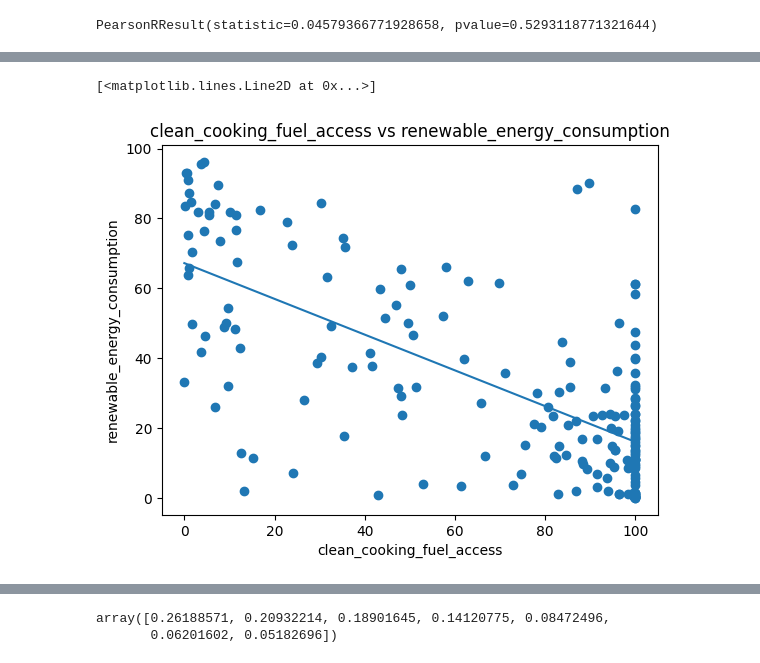
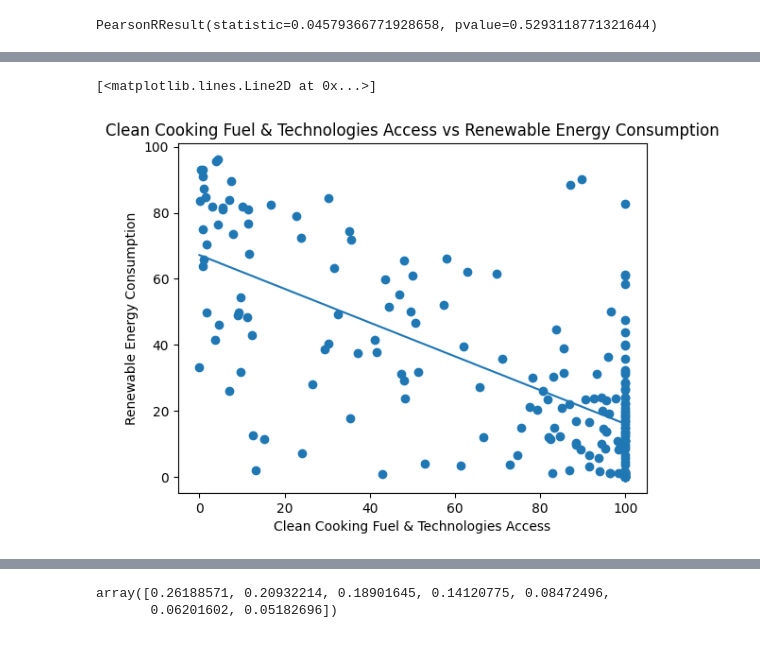
Before and after one commit to luanakimley/low-carbon-development-composite-index, a Jupyter notebook: multivariate_analysis.ipynb, the cells around one changed output, grey strips where cells are left out. Saved outputs shown, nothing was run; the diff lists cells and outputs as text; code cells hidden in the pictures.

```diff
--- a/multivariate_analysis.ipynb
+++ b/multivariate_analysis.ipynb
@@ -450,12 +464,12 @@ PearsonRResult(statistic=0.11044198699327318, pvalue=0.12826587759540758)
 # %%
-plt.title("clean_cooking_fuel_access vs renewable_energy_consumption")
-plt.xlabel("clean_cooking_fuel_access")
-plt.ylabel("renewable_energy_consumption")
+plt.title("Clean Cooking Fuel & Technologies Access vs Renewable Energy Consumption")
+plt.xlabel("Clean Cooking Fuel & Technologies Access")
+plt.ylabel("Renewable Energy Consumption")
 plt.scatter(clean_cooking_fuel_access, renewable_energy_consumption)
 plt.plot(np.unique(clean_cooking_fuel_access), np.poly1d(np.polyfit(clean_cooking_fuel_access, renewable_energy_consumption, 1))(np.unique(clean_cooking_fuel_access)))
 # %% [output]
 [<matplotlib.lines.Line2D at 0x...>]
-[figure, old version]
+[figure, new version]
 # %%
 corr = pearsonr(clean_cooking_fuel_access, renewable_energy_consumption)
 corr
```
Also changed, not shown: parts of 77 cells of this notebook, 4 other files.
